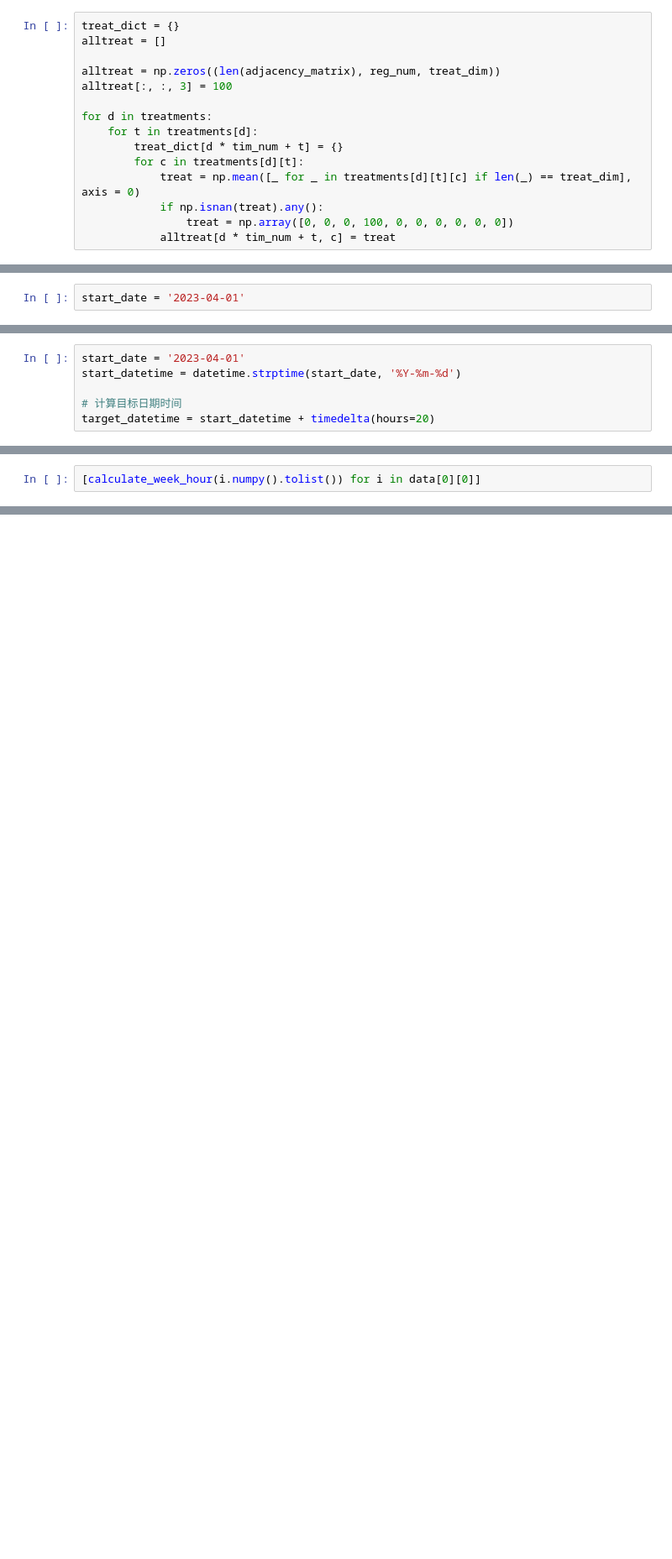
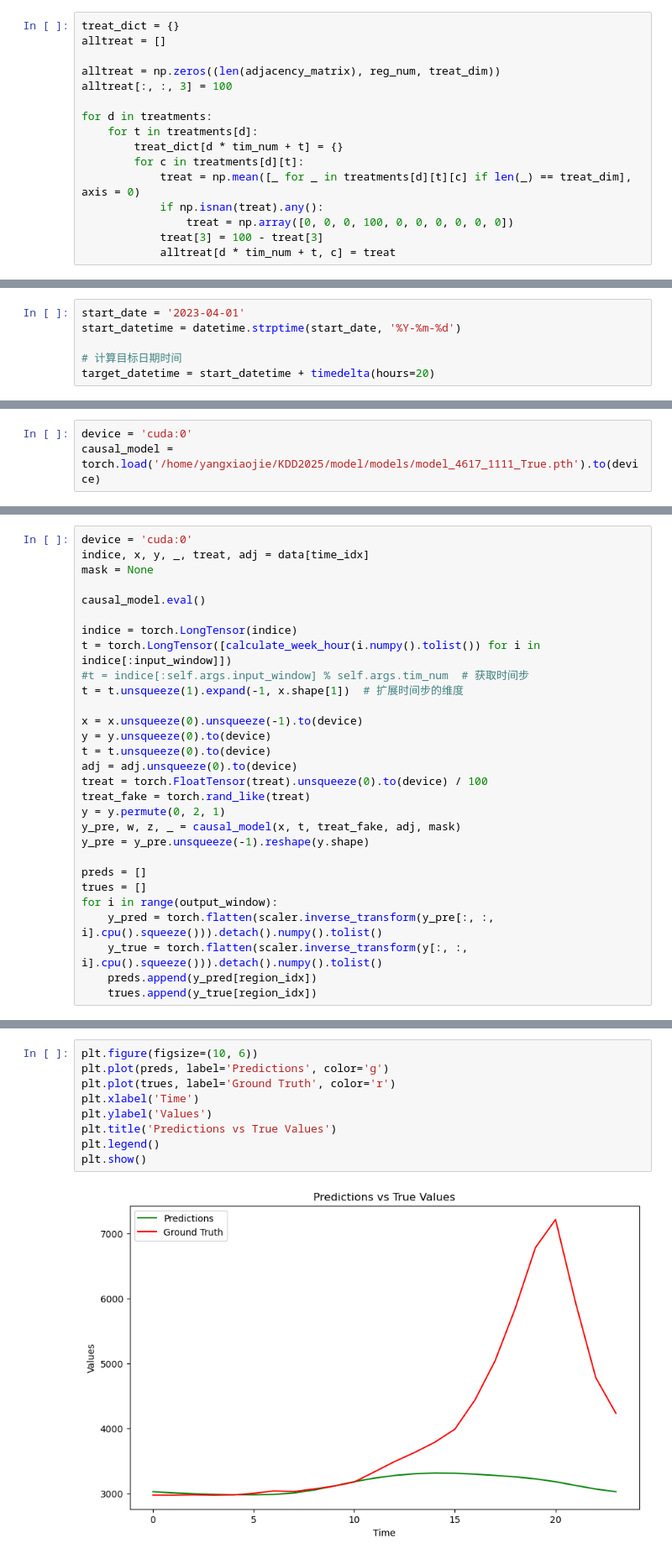
Before and after one commit to no00ne/KDD2025-main, a Jupyter notebook: simu.ipynb, the cells around one changed output, grey strips where cells are left out. Shown at 84% size. Cells and saved outputs as stored; diff of their text form; blank space fills up the shorter version.

```diff
--- a/simu.ipynb
+++ b/simu.ipynb
@@ -46,4 +73,5 @@ for d in treatments:
             treat = np.mean([_ for _ in treatments[d][t][c] if len(_) == treat_dim], axis = 0)
             if np.isnan(treat).any():
                 treat = np.array([0, 0, 0, 100, 0, 0, 0, 0, 0, 0])
+            treat[3] = 100 - treat[3]
             alltreat[d * tim_num + t, c] = treat
@@ -74,6 +117,4 @@ for index, indice in enumerate(tqdm(indices, desc="Processing")):
     t = t.unsqueeze(1).expand(-1, x.shape[1])  # 扩展时间步的维度
 
     data.append([indice, x, y, t, treats, adj])
-# %%
-start_date = '2023-04-01'
 # %%
@@ -130,2 +208,3 @@ target_datetime.weekday() * 24 + target_datetime.hour
 # %%
-[calculate_week_hour(i.numpy().tolist()) for i in data[0][0]]
+device = 'cuda:0'
+causal_model = torch.load('/home/yangxiaojie/KDD2025/model/models/model_4617_1111_True.pth').to(device)
@@ -155,0 +232,29 @@ tensor([ 0,  1,  2,  3,  4,  5,  6,  7,  8,  9, 10, 11, 12, 13, 14, 15, 16, 17,
+# %%
+device = 'cuda:0'
+indice, x, y, _, treat, adj = data[time_idx]
+mask = None
+
+causal_model.eval()
+
+indice = torch.LongTensor(indice)
+t = torch.LongTensor([calculate_week_hour(i.numpy().tolist()) for i in indice[:input_window]])
+#t = indice[:self.args.input_window] % self.args.tim_num  # 获取时间步
+t = t.unsqueeze(1).expand(-1, x.shape[1])  # 扩展时间步的维度
+
+x = x.unsqueeze(0).unsqueeze(-1).to(device)
+y = y.unsqueeze(0).to(device)
+t = t.unsqueeze(0).to(device)
+adj = adj.unsqueeze(0).to(device)
+treat = torch.FloatTensor(treat).unsqueeze(0).to(device) / 100
+treat_fake = torch.rand_like(treat)
+y = y.permute(0, 2, 1)
+y_pre, w, z, _ = causal_model(x, t, treat_fake, adj, mask)
+y_pre = y_pre.unsqueeze(-1).reshape(y.shape)
+
+preds = []
+trues = []
+for i in range(output_window):
+    y_pred = torch.flatten(scaler.inverse_transform(y_pre[:, :, i].cpu().squeeze())).detach().numpy().tolist()
+    y_true = torch.flatten(scaler.inverse_transform(y[:, :, i].cpu().squeeze())).detach().numpy().tolist()
+    preds.append(y_pred[region_idx])
+    trues.append(y_true[region_idx])
@@ -155,0 +287,11 @@ tensor([ 0,  1,  2,  3,  4,  5,  6,  7,  8,  9, 10, 11, 12, 13, 14, 15, 16, 17,
+# %%
+plt.figure(figsize=(10, 6))
+plt.plot(preds, label='Predictions', color='g')
+plt.plot(trues, label='Ground Truth', color='r')
+plt.xlabel('Time')
+plt.ylabel('Values')
+plt.title('Predictions vs True Values')
+plt.legend()
+plt.show()
+# %% [output]
+[figure, added]
```
Also changed, not shown: parts of 14 cells of this notebook, 15 other files.
